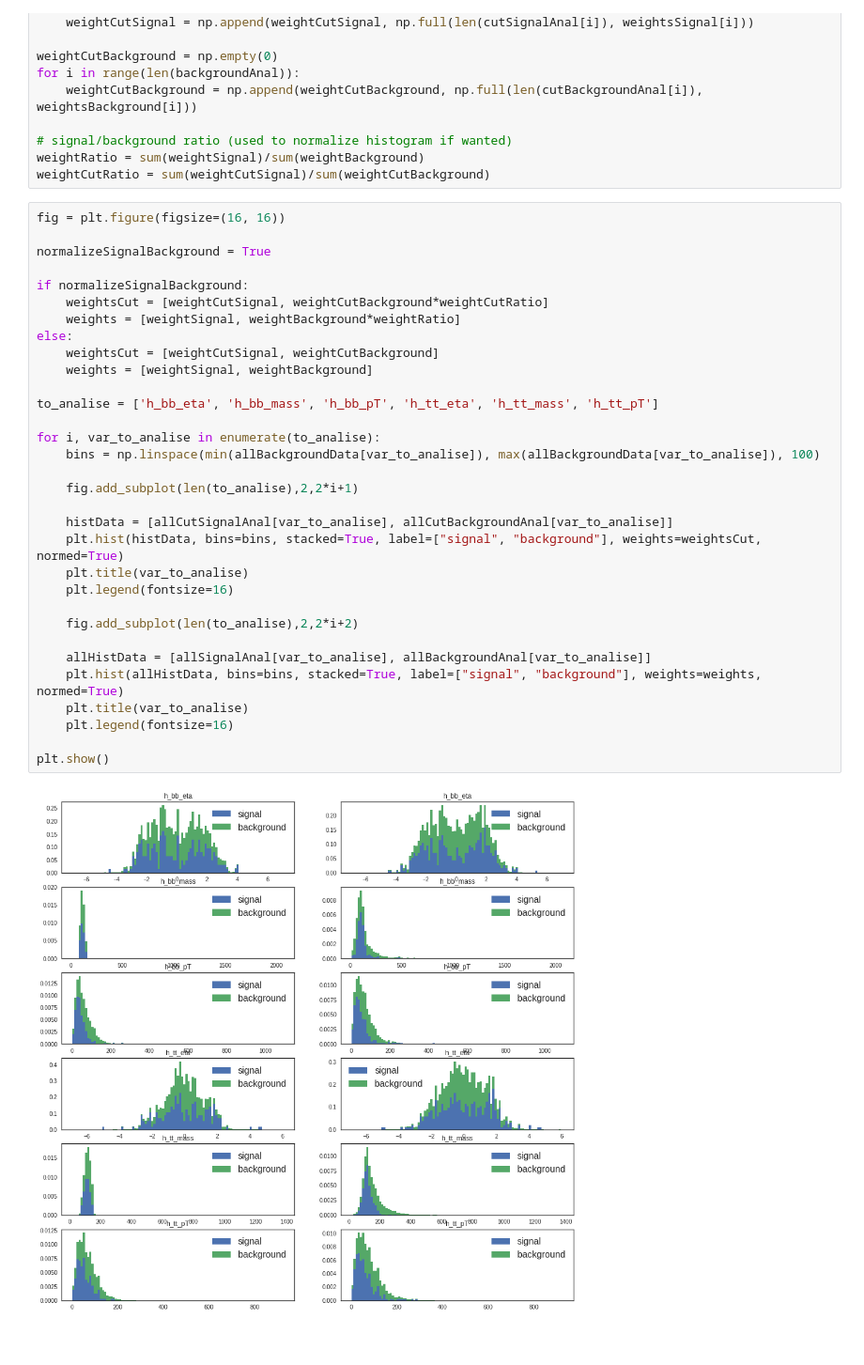
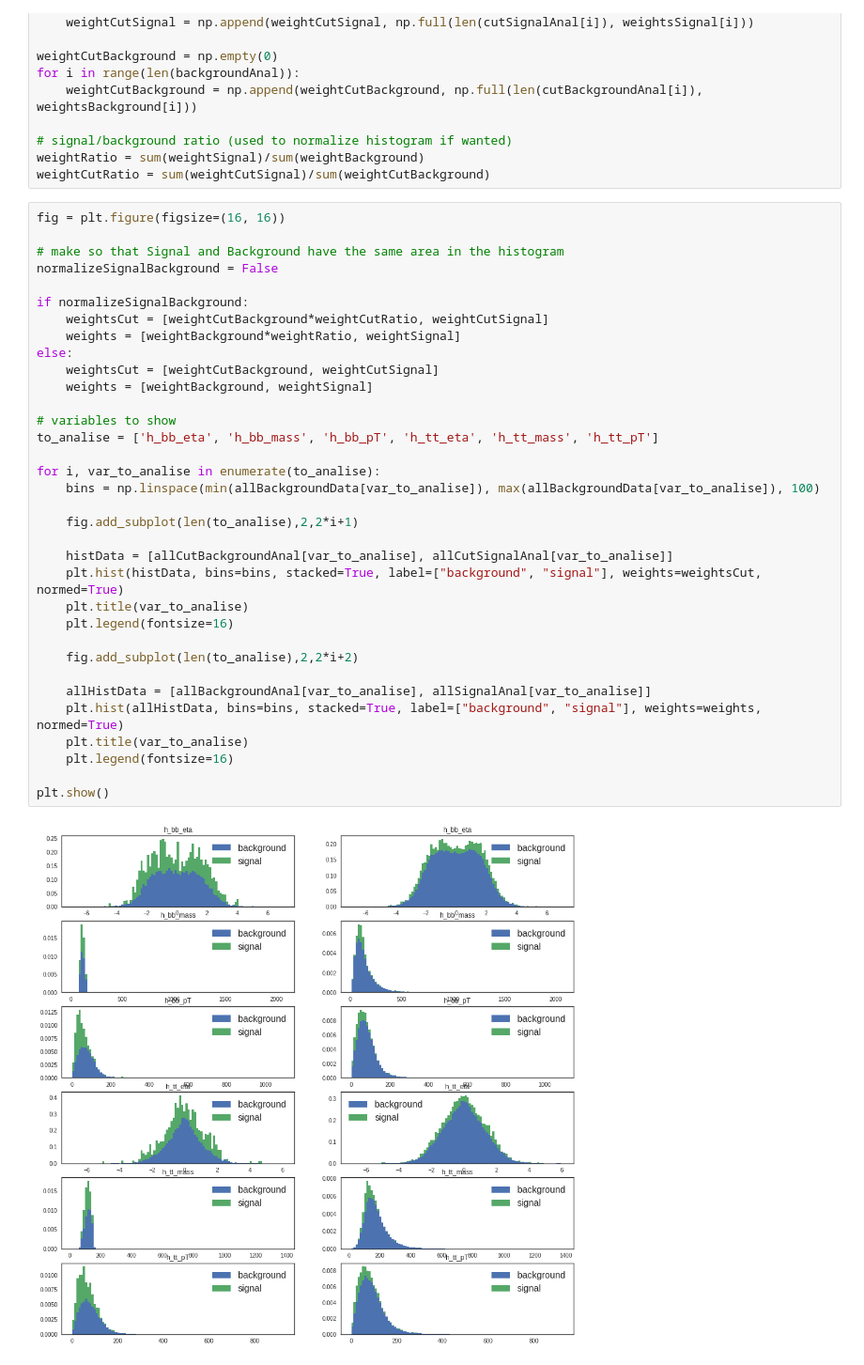
Before and after one commit to antcap96/estagio, a Jupyter notebook: Untitled.ipynb, the cells around one changed output. Shown at 94% size. Cells and saved outputs as stored; diff of their text form.

```diff
--- a/Untitled.ipynb
+++ b/Untitled.ipynb
@@ -203,37 +203,39 @@ weightCutRatio = sum(weightCutSignal)/sum(weightCutBackground)
 # %%
 fig = plt.figure(figsize=(16, 16))
 
-normalizeSignalBackground = True
+# make so that Signal and Background have the same area in the histogram
+normalizeSignalBackground = False
 
 if normalizeSignalBackground:
-    weightsCut = [weightCutSignal, weightCutBackground*weightCutRatio]
-    weights = [weightSignal, weightBackground*weightRatio]
+    weightsCut = [weightCutBackground*weightCutRatio, weightCutSignal]
+    weights = [weightBackground*weightRatio, weightSignal]
 else:
-    weightsCut = [weightCutSignal, weightCutBackground]
-    weights = [weightSignal, weightBackground]
+    weightsCut = [weightCutBackground, weightCutSignal]
+    weights = [weightBackground, weightSignal]
 
+# variables to show
 to_analise = ['h_bb_eta', 'h_bb_mass', 'h_bb_pT', 'h_tt_eta', 'h_tt_mass', 'h_tt_pT']
 
 for i, var_to_analise in enumerate(to_analise):
     bins = np.linspace(min(allBackgroundData[var_to_analise]), max(allBackgroundData[var_to_analise]), 100)
 
     fig.add_subplot(len(to_analise),2,2*i+1)
 
-    histData = [allCutSignalAnal[var_to_analise], allCutBackgroundAnal[var_to_analise]]
-    plt.hist(histData, bins=bins, stacked=True, label=["signal", "background"], weights=weightsCut, normed=True)
+    histData = [allCutBackgroundAnal[var_to_analise], allCutSignalAnal[var_to_analise]]
+    plt.hist(histData, bins=bins, stacked=True, label=["background", "signal"], weights=weightsCut, normed=True)
     plt.title(var_to_analise)
     plt.legend(fontsize=16)
 
     fig.add_subplot(len(to_analise),2,2*i+2)
 
-    allHistData = [allSignalAnal[var_to_analise], allBackgroundAnal[var_to_analise]]
-    plt.hist(allHistData, bins=bins, stacked=True, label=["signal", "background"], weights=weights, normed=True)
+    allHistData = [allBackgroundAnal[var_to_analise], allSignalAnal[var_to_analise]]
+    plt.hist(allHistData, bins=bins, stacked=True, label=["background", "signal"], weights=weights, normed=True)
     plt.title(var_to_analise)
     plt.legend(fontsize=16)
 
 plt.show()
 # %% [output]
-[figure, old version]
+[figure, new version]
 # %%
 def gaus(x,a,x0,sigma):
     return a*exp(-(x-x0)**2/(2*sigma**2))
```
Also changed, not shown: parts of 4 cells of this notebook.
